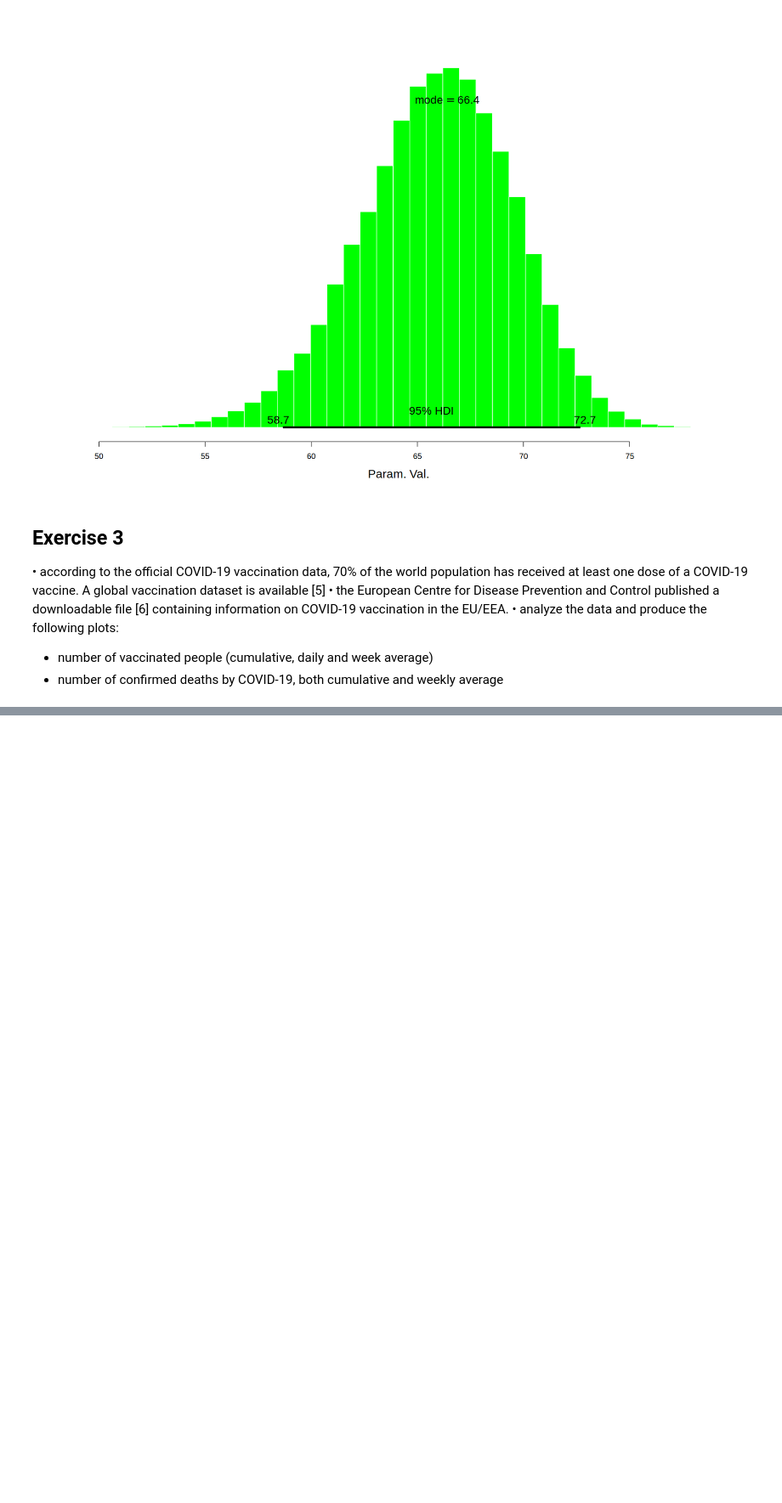
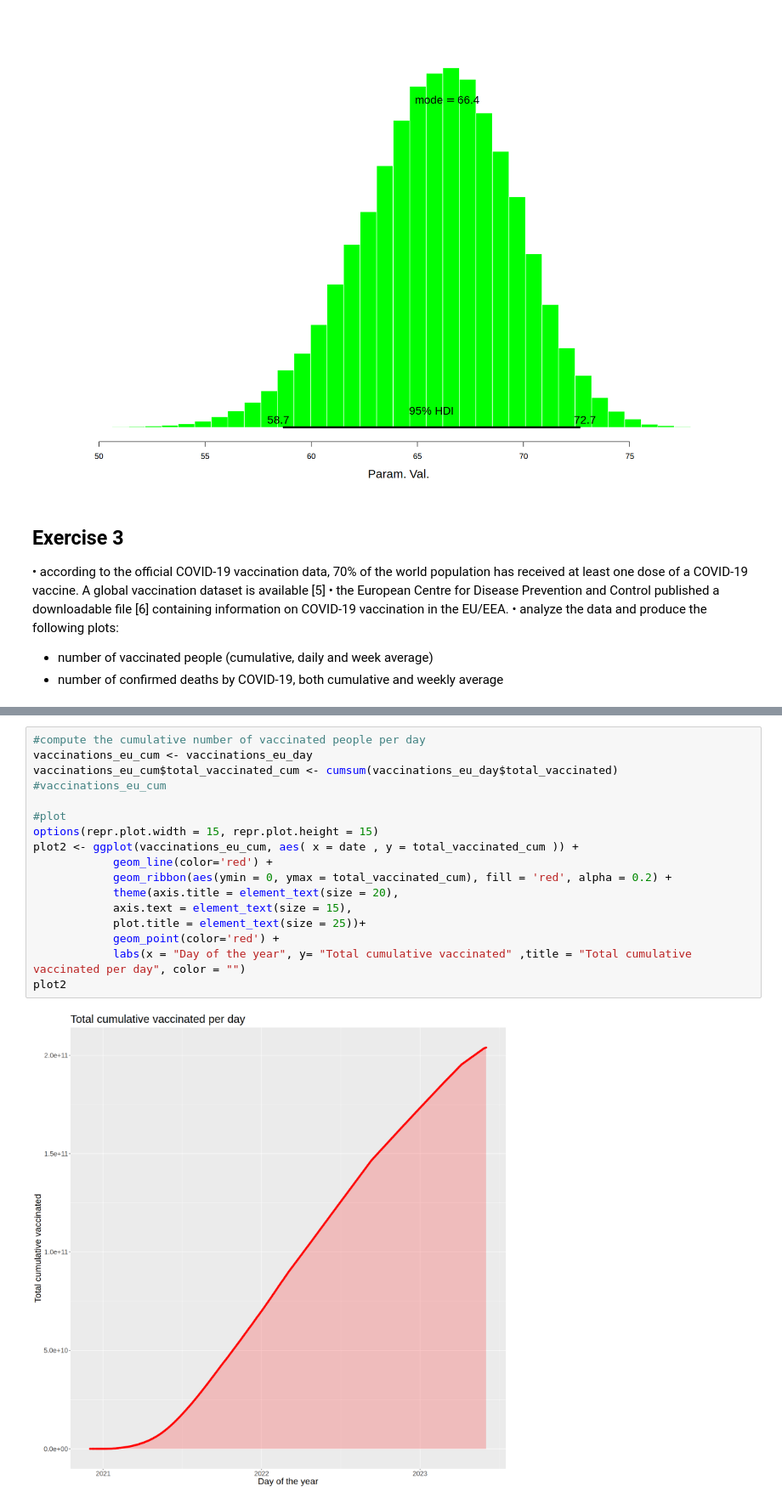
Before and after one commit to isottongloria/AdvStatPhysAnalysis, a Jupyter notebook: E6.ipynb, the cells around one changed output, grey strips where cells are left out. Shown at 85% size. Saved outputs shown, nothing was run; the diff lists cells and outputs as text; blank space fills up the shorter version.

```diff
--- a/E6.ipynb
+++ b/E6.ipynb
@@ -465,0 +509,19 @@ information on COVID-19 vaccination in the EU/EEA.
+# %%
+#compute the cumulative number of vaccinated people per day
+vaccinations_eu_cum <- vaccinations_eu_day
+vaccinations_eu_cum$total_vaccinated_cum <- cumsum(vaccinations_eu_day$total_vaccinated)
+#vaccinations_eu_cum
+
+#plot
+options(repr.plot.width = 15, repr.plot.height = 15)
+plot2 <- ggplot(vaccinations_eu_cum, aes( x = date , y = total_vaccinated_cum )) +
+            geom_line(color='red') +
+            geom_ribbon(aes(ymin = 0, ymax = total_vaccinated_cum), fill = 'red', alpha = 0.2) +
+            theme(axis.title = element_text(size = 20),
+            axis.text = element_text(size = 15),
+            plot.title = element_text(size = 25))+
+            geom_point(color='red') +
+            labs(x = "Day of the year", y= "Total cumulative vaccinated" ,title = "Total cumulative vaccinated per day", color = "")
+plot2
+# %% [output]
+[figure, added]
```
Also changed, not shown: parts of 7 cells of this notebook.
